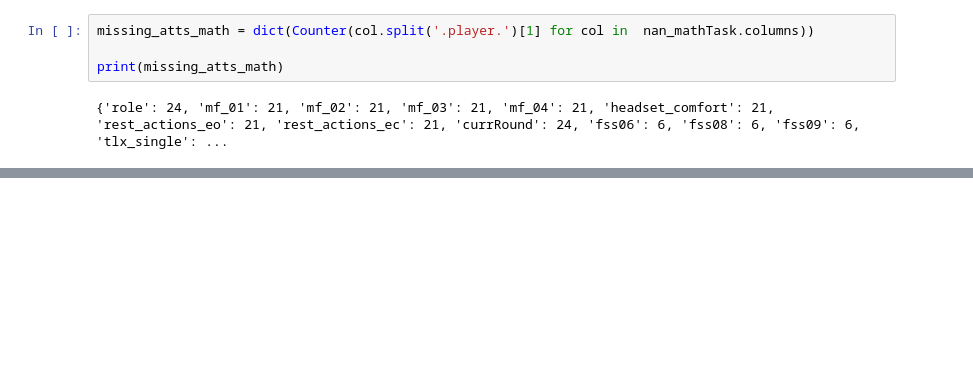
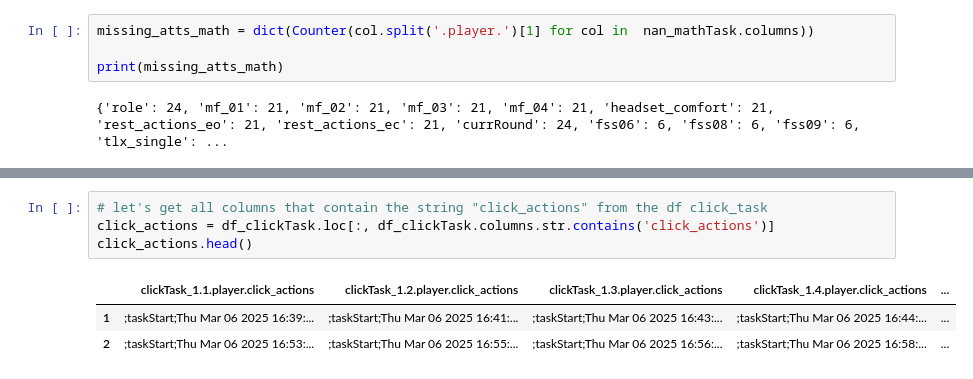
Before and after one commit to SamedVossberg/neuro_headphone_study, a Jupyter notebook: data_check.ipynb, the cells around one changed output, grey strips where cells are left out. Cells and saved outputs as stored; diff of their text form; blank space fills up the shorter version.

Commit message:
Actions Analysis for clickTask and MathTask

```diff
--- a/data_check.ipynb
+++ b/data_check.ipynb
@@ -198,0 +274,8 @@ print(missing_atts_math)
+# %%
+# let's get all columns that contain the string "click_actions" from the df click_task
+click_actions = df_clickTask.loc[:, df_clickTask.columns.str.contains('click_actions')]
+click_actions.head()
+# %% [output]
+|  | clickTask_1.1.player.click_actions | clickTask_1.2.player.click_actions | clickTask_1.3.player.click_actions | clickTask_1.4.player.click_actions | ... |
+| 1 | ;taskStart;Thu Mar 06 2025 16:39:... | ;taskStart;Thu Mar 06 2025 16:41:... | ;taskStart;Thu Mar 06 2025 16:43:... | ;taskStart;Thu Mar 06 2025 16:44:... | ... |
+| 2 | ;taskStart;Thu Mar 06 2025 16:53:... | ;taskStart;Thu Mar 06 2025 16:55:... | ;taskStart;Thu Mar 06 2025 16:56:... | ;taskStart;Thu Mar 06 2025 16:58:... | ... |
```
Also changed, not shown: parts of 17 cells of this notebook.
